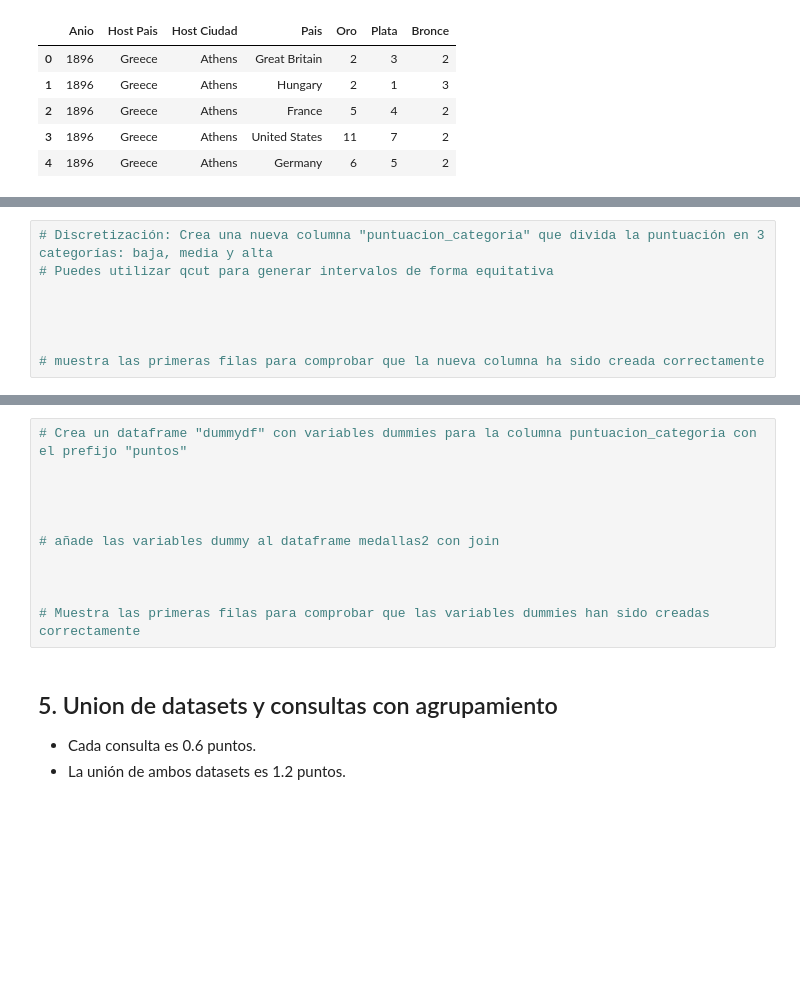
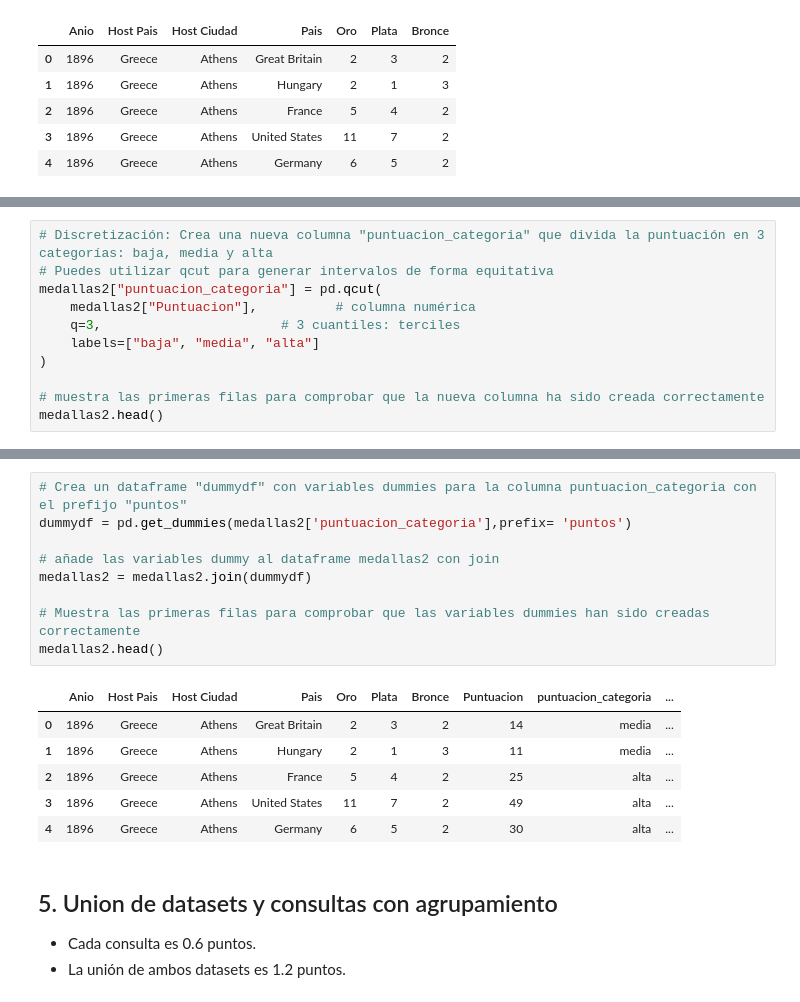
Before and after one commit to Animska/PYthon, a Jupyter notebook: Pedro/entorno python/ejercicios/AD_TEMA2/Preparacion/TrabajoFInal/enunciado_trabajo_T2.ipynb, the cells around one changed output, grey strips where cells are left out. Saved outputs shown, nothing was run; the diff lists cells and outputs as text; blank space fills up the shorter version.

```diff
--- a/Pedro/entorno python/ejercicios/AD_TEMA2/Preparacion/TrabajoFInal/enunciado_trabajo_T2.ipynb
+++ b/Pedro/entorno python/ejercicios/AD_TEMA2/Preparacion/TrabajoFInal/enunciado_trabajo_T2.ipynb
@@ -230,8 +228,11 @@ medallas2.head()
 # %%
 # Discretización: Crea una nueva columna "puntuacion_categoria" que divida la puntuación en 3 categorías: baja, media y alta
 # Puedes utilizar qcut para generar intervalos de forma equitativa
-
-
-
+medallas2["puntuacion_categoria"] = pd.qcut(
+    medallas2["Puntuacion"],          # columna numérica
+    q=3,                       # 3 cuantiles: terciles
+    labels=["baja", "media", "alta"]
+)
 
 # muestra las primeras filas para comprobar que la nueva columna ha sido creada correctamente
+medallas2.head()
@@ -238,14 +246,19 @@ medallas2.head()
 # %%
 # Crea un dataframe "dummydf" con variables dummies para la columna puntuacion_categoria con el prefijo "puntos"
-
-
-
+dummydf = pd.get_dummies(medallas2['puntuacion_categoria'],prefix= 'puntos')
 
 # añade las variables dummy al dataframe medallas2 con join
-
-
+medallas2 = medallas2.join(dummydf)
 
 # Muestra las primeras filas para comprobar que las variables dummies han sido creadas correctamente
+medallas2.head()
+# %% [output]
+|  | Anio | Host Pais | Host Ciudad | Pais | Oro | Plata | Bronce | Puntuacion | puntuacion_categoria | ... |
+| 0 | 1896 | Greece | Athens | Great Britain | 2 | 3 | 2 | 14 | media | ... |
+| 1 | 1896 | Greece | Athens | Hungary | 2 | 1 | 3 | 11 | media | ... |
+| 2 | 1896 | Greece | Athens | France | 5 | 4 | 2 | 25 | alta | ... |
+| 3 | 1896 | Greece | Athens | United States | 11 | 7 | 2 | 49 | alta | ... |
+| 4 | 1896 | Greece | Athens | Germany | 6 | 5 | 2 | 30 | alta | ... |
 # %% [markdown]
 ## 5. Union de datasets y consultas con agrupamiento
 
```
Also changed, not shown: parts of 14 cells of this notebook, 2 other files.
